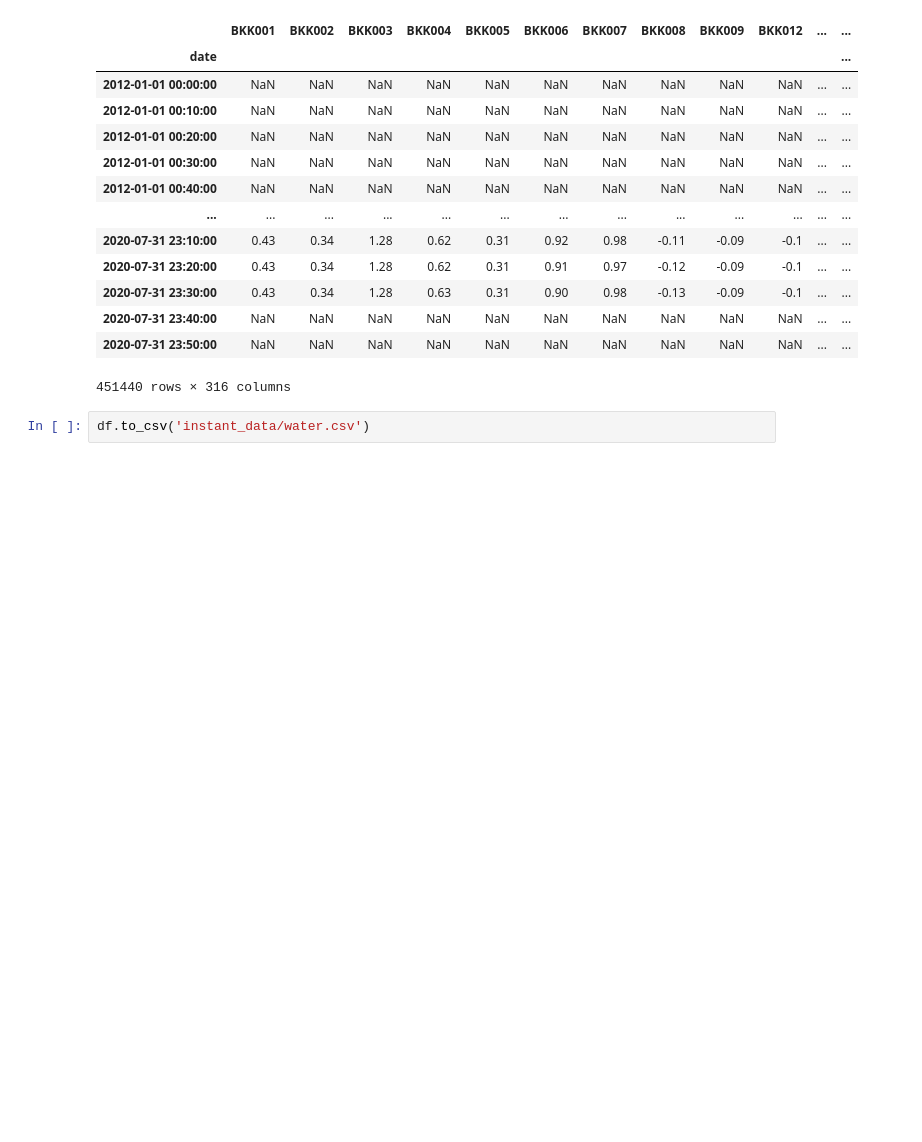
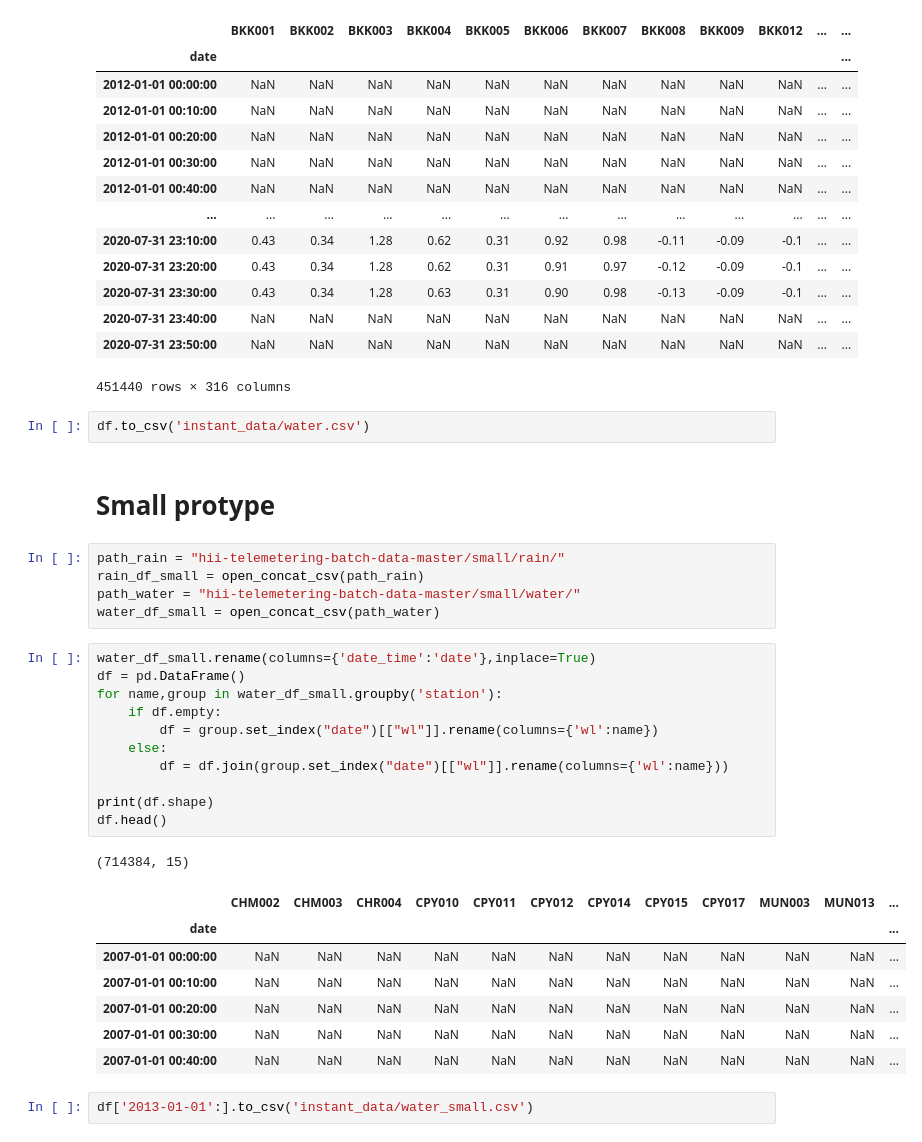
Before and after one commit to SB91ko/ChaoprayaRiver_WaterLV_prediction, a Jupyter notebook: data/Lazy-compress.ipynb, the cells around one changed output. Drawn from its saved outputs; the diff is of its cells as text; blank space fills up the shorter version.

```diff
--- a/data/Lazy-compress.ipynb
+++ b/data/Lazy-compress.ipynb
@@ -120,3 +120,32 @@ df['2012-01-01':] # eliminate most missing data
 451440 rows × 316 columns
 # %%
 df.to_csv('instant_data/water.csv')
+# %% [markdown]
+# Small protype
+# %%
+path_rain = "hii-telemetering-batch-data-master/small/rain/"
+rain_df_small = open_concat_csv(path_rain)
+path_water = "hii-telemetering-batch-data-master/small/water/"
+water_df_small = open_concat_csv(path_water)
+# %%
+water_df_small.rename(columns={'date_time':'date'},inplace=True)
+df = pd.DataFrame()
+for name,group in water_df_small.groupby('station'):
+    if df.empty:
+        df = group.set_index("date")[["wl"]].rename(columns={'wl':name})
+    else:
+        df = df.join(group.set_index("date")[["wl"]].rename(columns={'wl':name}))
+
+print(df.shape)
+df.head()
+# %% [output]
+(714384, 15)
+|  | CHM002 | CHM003 | CHR004 | CPY010 | CPY011 | CPY012 | CPY014 | CPY015 | CPY017 | MUN003 | MUN013 | ... |
+| date |  |  |  |  |  |  |  |  |  |  |  | ... |
+| 2007-01-01 00:00:00 | NaN | NaN | NaN | NaN | NaN | NaN | NaN | NaN | NaN | NaN | NaN | ... |
+| 2007-01-01 00:10:00 | NaN | NaN | NaN | NaN | NaN | NaN | NaN | NaN | NaN | NaN | NaN | ... |
+| 2007-01-01 00:20:00 | NaN | NaN | NaN | NaN | NaN | NaN | NaN | NaN | NaN | NaN | NaN | ... |
+| 2007-01-01 00:30:00 | NaN | NaN | NaN | NaN | NaN | NaN | NaN | NaN | NaN | NaN | NaN | ... |
+| 2007-01-01 00:40:00 | NaN | NaN | NaN | NaN | NaN | NaN | NaN | NaN | NaN | NaN | NaN | ... |
+# %%
+df['2013-01-01':].to_csv('instant_data/water_small.csv')
```
Also changed, not shown: parts of 2 cells of this notebook, 5 other files.
